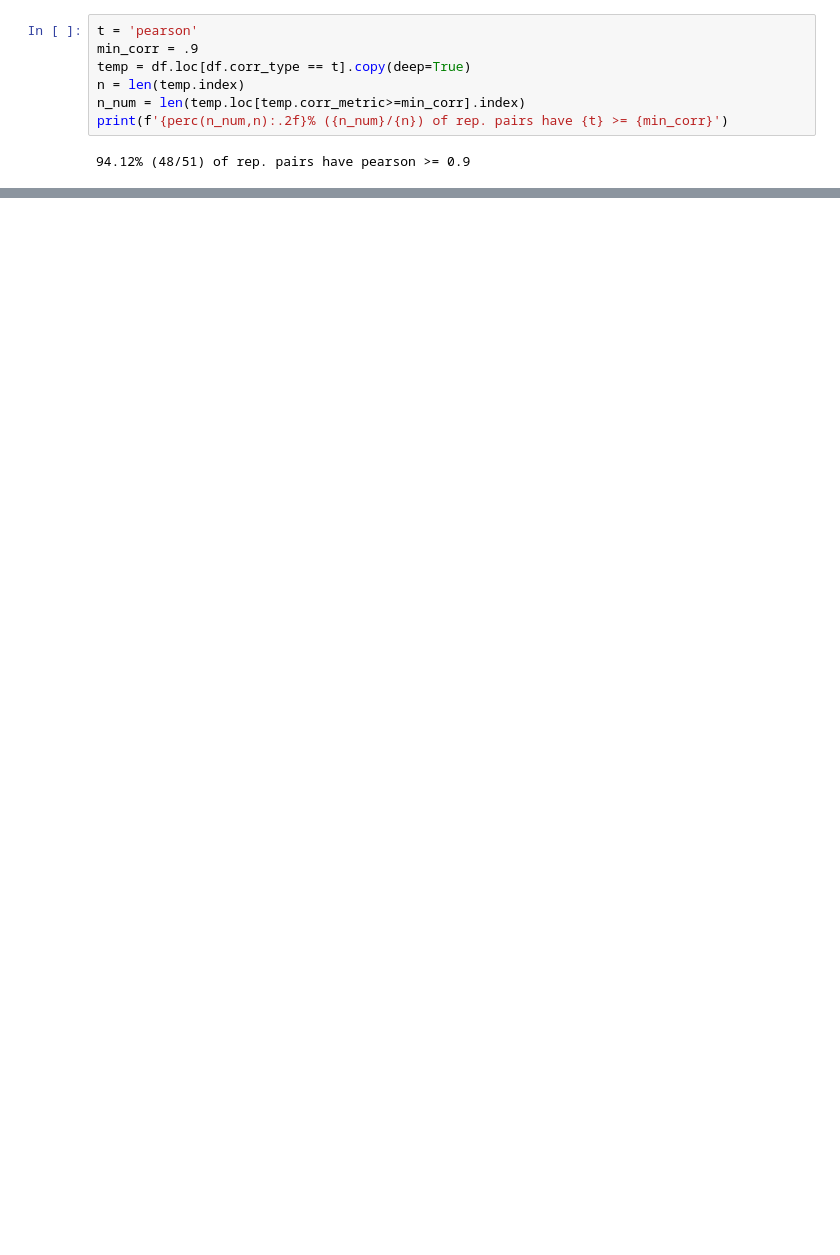
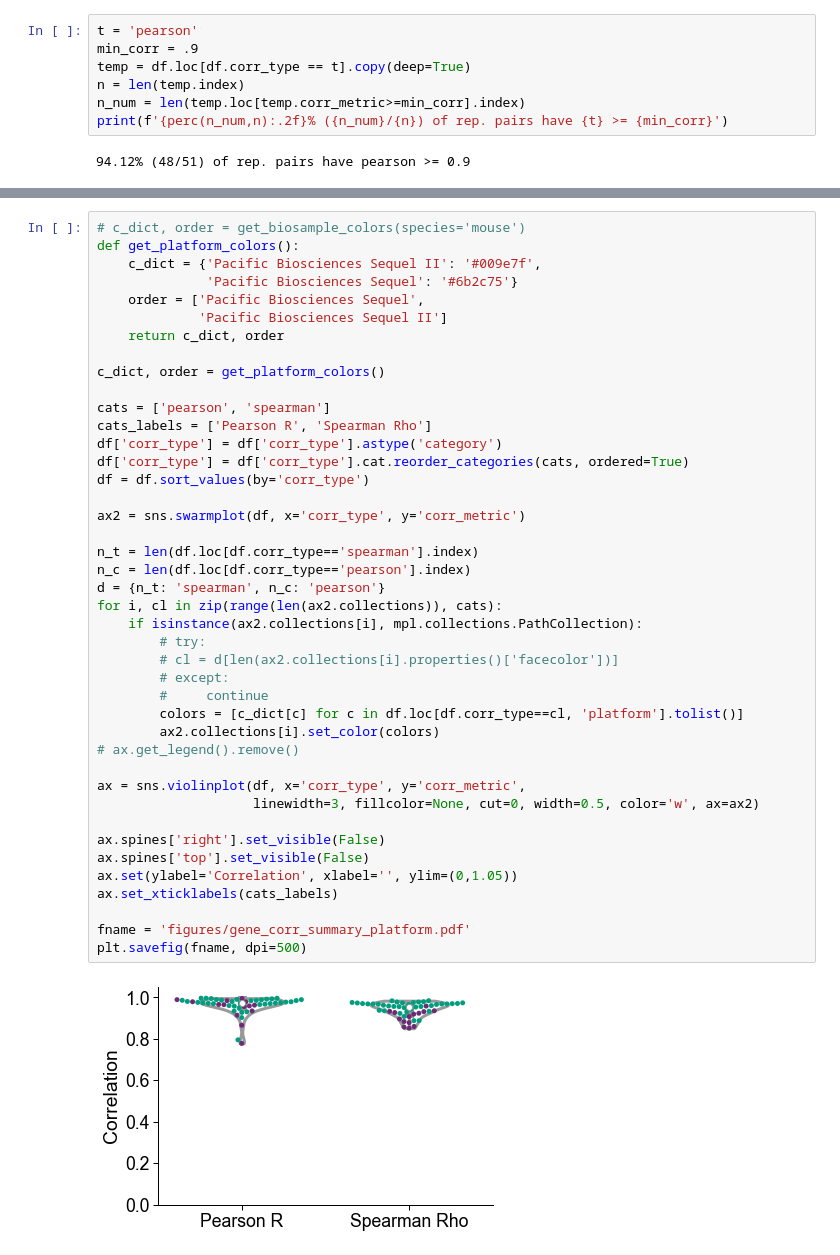
Before and after one commit to fairliereese/paper_rnawg, a Jupyter notebook: figures_revisions/revisions/correlations_gene.ipynb, the cells around one changed output, grey strips where cells are left out. Drawn from its saved outputs; the diff is of its cells as text; blank space fills up the shorter version.

```diff
--- a/figures_revisions/revisions/correlations_gene.ipynb
+++ b/figures_revisions/revisions/correlations_gene.ipynb
@@ -289,0 +333,44 @@ print(f'{perc(n_num,n):.2f}% ({n_num}/{n}) of rep. pairs have {t} >= {min_corr}'
+# %%
+# c_dict, order = get_biosample_colors(species='mouse')
+def get_platform_colors():
+    c_dict = {'Pacific Biosciences Sequel II': '#009e7f',
+              'Pacific Biosciences Sequel': '#6b2c75'}
+    order = ['Pacific Biosciences Sequel',
+             'Pacific Biosciences Sequel II']
+    return c_dict, order
+
+c_dict, order = get_platform_colors()
+
+cats = ['pearson', 'spearman']
+cats_labels = ['Pearson R', 'Spearman Rho']
+df['corr_type'] = df['corr_type'].astype('category')
+df['corr_type'] = df['corr_type'].cat.reorder_categories(cats, ordered=True)
+df = df.sort_values(by='corr_type')
+
+ax2 = sns.swarmplot(df, x='corr_type', y='corr_metric')
+
+n_t = len(df.loc[df.corr_type=='spearman'].index)
+n_c = len(df.loc[df.corr_type=='pearson'].index)
+d = {n_t: 'spearman', n_c: 'pearson'}
+for i, cl in zip(range(len(ax2.collections)), cats):
+    if isinstance(ax2.collections[i], mpl.collections.PathCollection):
+        # try:
+        # cl = d[len(ax2.collections[i].properties()['facecolor'])]
+        # except:
+        #     continue
+        colors = [c_dict[c] for c in df.loc[df.corr_type==cl, 'platform'].tolist()]
+        ax2.collections[i].set_color(colors)
+# ax.get_legend().remove()
+
+ax = sns.violinplot(df, x='corr_type', y='corr_metric',
+                    linewidth=3, fillcolor=None, cut=0, width=0.5, color='w', ax=ax2)
+
+ax.spines['right'].set_visible(False)
+ax.spines['top'].set_visible(False)
+ax.set(ylabel='Correlation', xlabel='', ylim=(0,1.05))
+ax.set_xticklabels(cats_labels)
+
+fname = 'figures/gene_corr_summary_platform.pdf'
+plt.savefig(fname, dpi=500)
+# %% [output]
+[figure, added]
```
Also changed, not shown: parts of 9 cells of this notebook, 14 other files.
